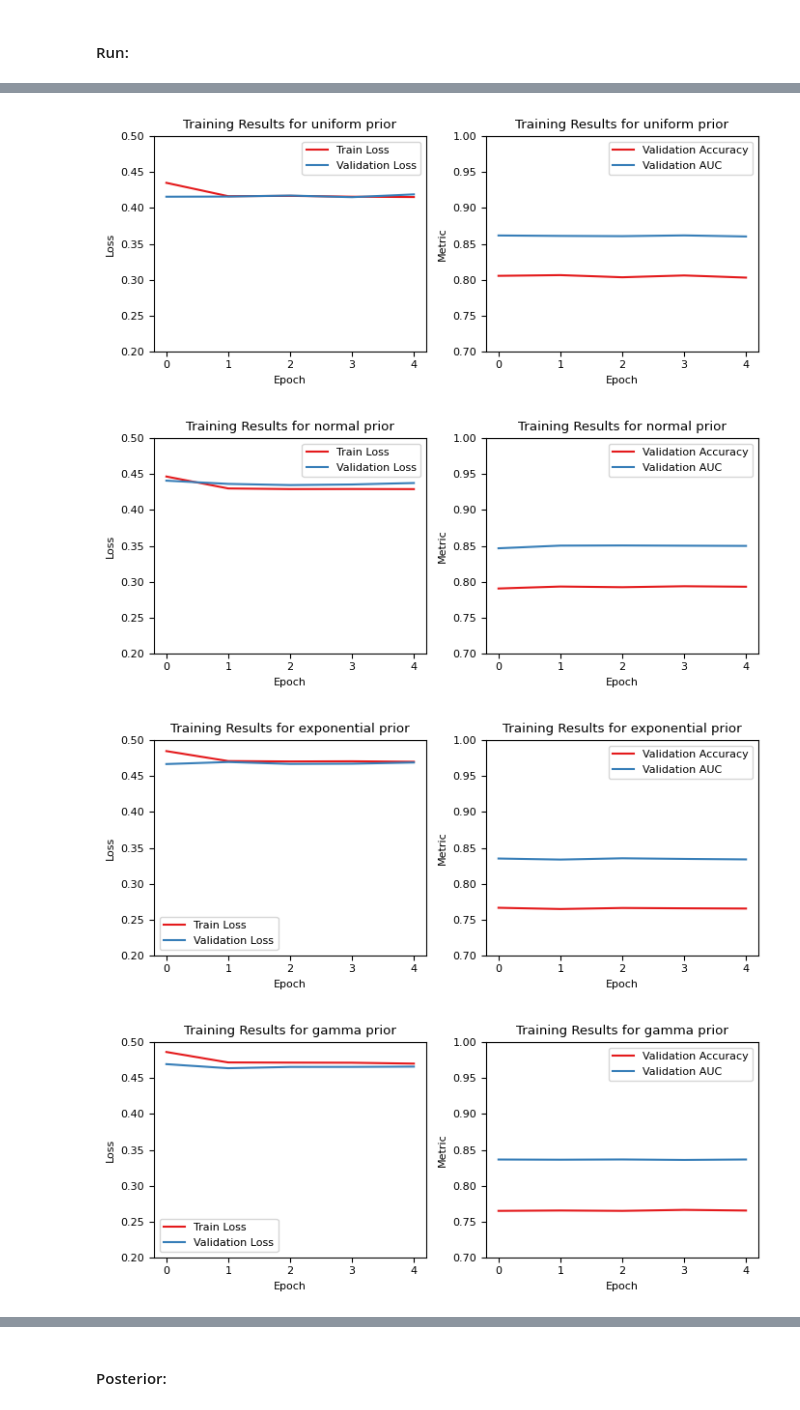
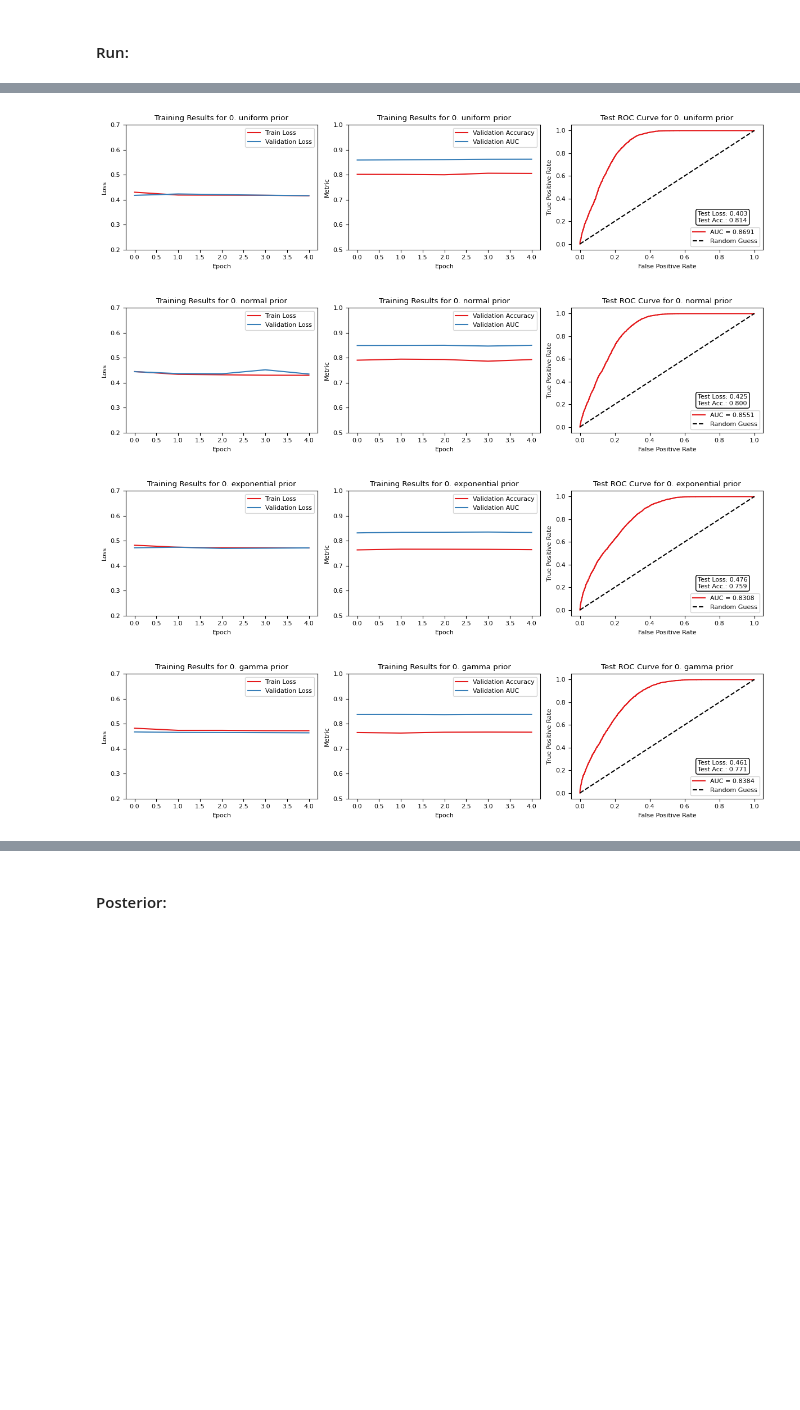
Before and after one commit to nabil-2/NNPD, a Jupyter notebook: toy_example.ipynb, the cells around one changed output, grey strips where cells are left out. Saved outputs shown, nothing was run; the diff lists cells and outputs as text; code cells hidden in the pictures; blank space fills up the shorter version.

```diff
--- a/toy_example.ipynb
+++ b/toy_example.ipynb
@@ -12,7 +14,7 @@ plt.rc('axes', prop_cycle=plt.cycler(color=plt.get_cmap('Set1').colors))
 config = {
     "data": {
         "parameter_range": (0, 10),
-        "std": 1.,
+        "std": 2.,
         #"likelihood_prior_sampling_ratio": 1,
         "n_parameters": 1,
         "n_train": 70_000,
@@ -21,13 +23,14 @@ config = {
     },
     "classifier": {
         "n_inputs": 1,
-        "n_hidden_layers": 3,
-        "n_units": 64
+        "n_hidden_layers": 4,
+        "n_units": 256
     },
     "training": {
         "learning_rate": 0.001,
         "batch_size": 128,
-        "n_epochs": 5
+        "n_epochs": 5,
+        "model_iterations": 1
     }
 }
 device = torch.device("cuda" if torch.cuda.is_available() else "cpu")
@@ -143,16 +144,3 @@ def get_data(prior, show_output=True):
-# %%
-class BinaryClassifier(nn.Module):
-    def __init__(self, n_inputs):
-        super(BinaryClassifier, self).__init__()
-        input_layer = [nn.Linear(n_inputs, config["classifier"]["n_units"]), nn.ReLU()]
-        hidden_layers = []
-        for _ in range(config["classifier"]["n_hidden_layers"]):
-            hidden_layers += [nn.Linear(config["classifier"]["n_units"], config["classifier"]["n_units"]), nn.ReLU()]
-        output_layer = [nn.Linear(config["classifier"]["n_units"], 1), nn.Sigmoid()]
-        self.model = nn.Sequential(*(input_layer + hidden_layers + output_layer))
-
-    def forward(self, x):
-        return self.model(x)
 # %% [markdown]
 #### Training:
 # %%
@@ -223,7 +211,8 @@ def test_model(model, data_test, parameters_test, labels_test, show_output=True)
         test_loss = nn.BCELoss()(outputs, labels_test)
         test_accuracy = ((outputs >= 0.5).float() == labels_test).float().mean()
         test_auc = roc_auc_score(labels_test.cpu(), outputs.cpu())
+        test_roc = roc_curve(labels_test.cpu(), outputs.cpu())
     if show_output: print(f"Test Loss: {test_loss.item():.4f}, Test Acc: {test_accuracy.item():.4f}, Test AUC: {test_auc:.4f}")
-    return test_loss.item(), test_accuracy.item(), test_auc
+    return test_loss.item(), test_accuracy.item(), test_auc, test_roc
 # %% [markdown]
 #### Plots:
@@ -599,14 +613,16 @@ def plot_overlap_integrals_per_prior(data_x, reweighting_distributions, priors,
 # %% [markdown]
 #### Run:
 # %%
-models = []
+models = [[] for _ in range(config["training"]["model_iterations"])]
 for prior in priors:
-    train_set, validation_set, test_set = get_data(prior=prior, show_output=False)
-    model = BinaryClassifier(n_inputs=config["classifier"]["n_inputs"]+config["data"]["n_parameters"])
-    model, training_results = train(model, *train_set, *validation_set, show_output=False)
-    filename = get_filepath(f"training_{prior.__name__}_prior.svg", config)
-    plot_training(training_results, f"Training Results for {prior.__name__} prior", filename)
-    print (f"Tests for {prior.__name__} prior: ", end="")
-    test_results = test_model(model, *test_set)
-    models += [model]
+    for i in range(config["training"]["model_iterations"]):
+        train_set, validation_set, test_set = get_data(prior=prior, show_output=False)
+        model = BinaryClassifier(config)
+        model, training_results = train(model, *train_set, *validation_set, show_output=False)
+        filename_plots = get_filepath(f"training/training_{i}/training_{prior.__name__}_prior.svg", config)
+        filename_model = get_filepath(f"models/models_{i}/model_{prior.__name__}_prior.pth", config)
+        torch.save(model.state_dict(), filename_model)
+        test_results = test_model(model, *test_set, show_output=False)
+        plot_training_tests(training_results, test_results, f"{i}. {prior.__name__}", filename_plots)
+        models[i] += [model]
 # %% [output]
@@ -618,4 +629,4 @@ Tests for sinusoidal prior: Test Loss: 0.4199, Test Acc: 0.8015, Test AUC: 0.859
-[figure, old version]
+[figure, new version]
-[figure, old version]
+[figure, new version]
-[figure, old version]
+[figure, new version]
-[figure, old version]
+[figure, new version]
```
Also changed, not shown: parts of 11 cells of this notebook, 21 other files.
